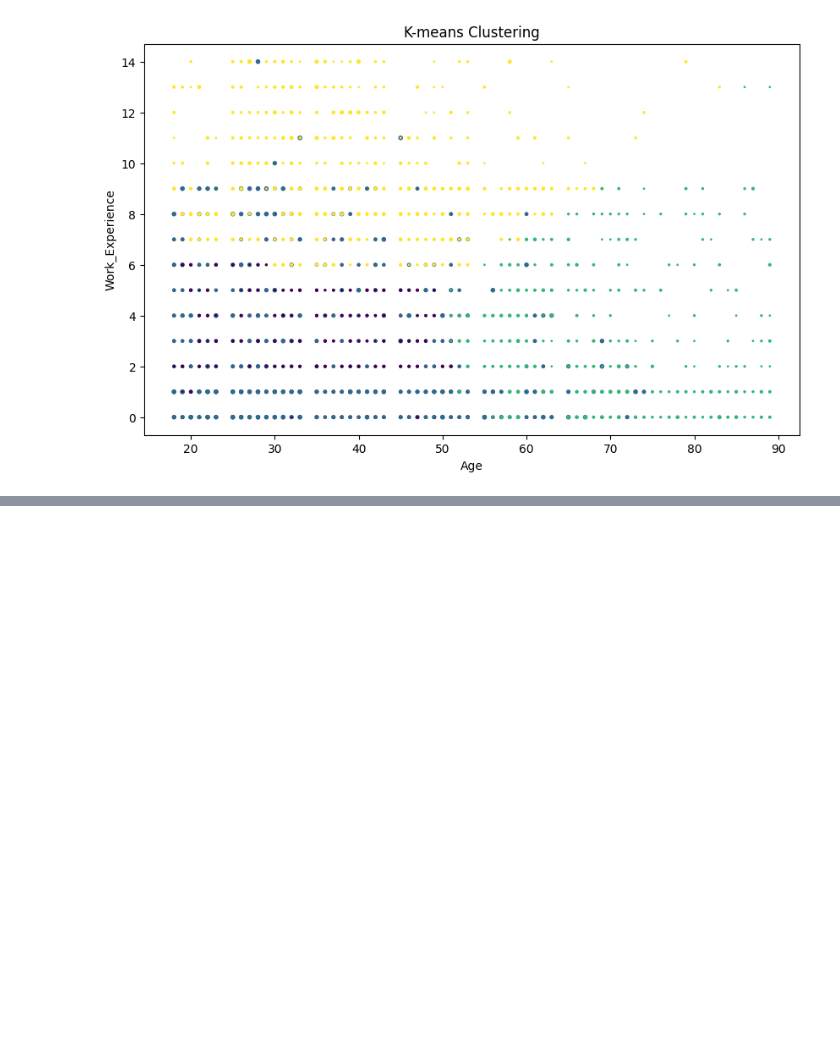
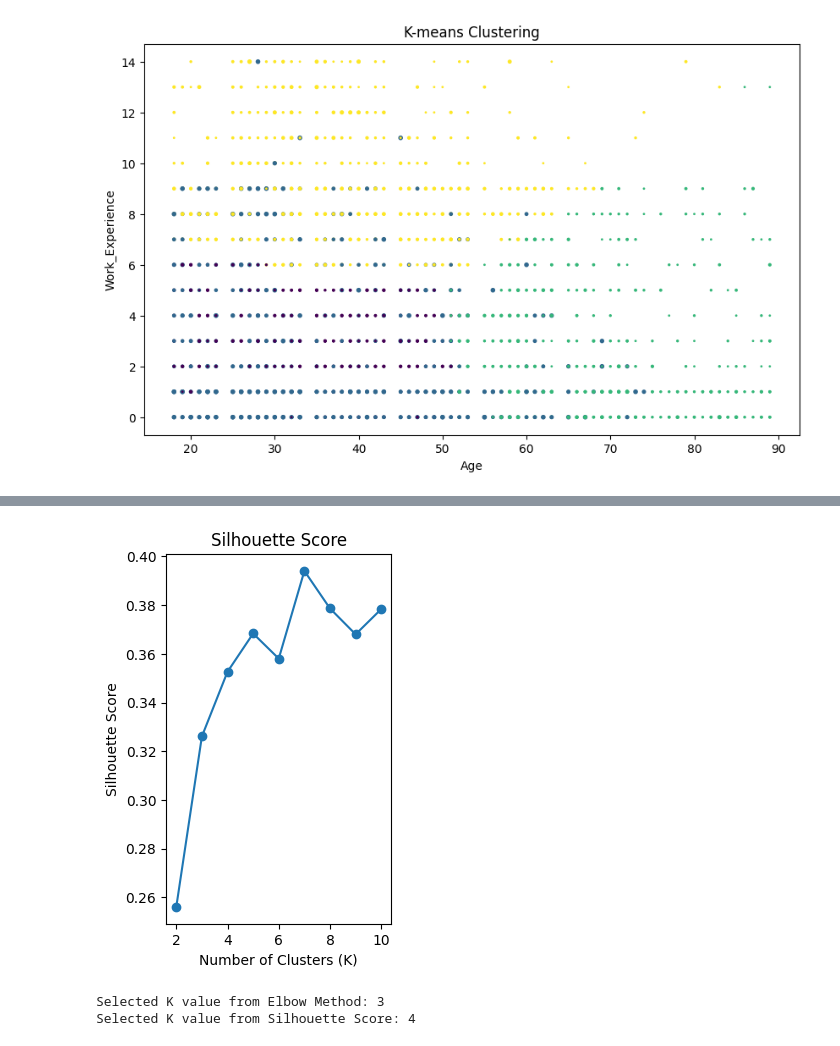
Before and after one commit to koratjay2022/bia_project, a Jupyter notebook: Clustering/Elbow_Method_Silhouette_Score/Practice_Elbow_Method_Silhouette.ipynb, the cells around one changed output, grey strips where cells are left out. Cells and saved outputs as stored; diff of their text form; code cells hidden in the pictures; blank space fills up the shorter version.

```diff
--- a/Clustering/Elbow_Method_Silhouette_Score/Practice_Elbow_Method_Silhouette.ipynb
+++ b/Clustering/Elbow_Method_Silhouette_Score/Practice_Elbow_Method_Silhouette.ipynb
@@ -173,0 +262,21 @@ Text(0.5, 1.0, 'K-means Clustering')
+# %%
+plt.subplot(1, 2, 2)
+plt.plot(K_range, silhouette_scores, marker='o', linestyle='-')
+plt.xlabel('Number of Clusters (K)')
+plt.ylabel('Silhouette Score')
+plt.title('Silhouette Score')
+plt.show()
+# %% [output]
+[figure, added]
+# %%
+bow_K = 3  # Replace with the K value where you observe the "elbow" in the plot
+
+# Find the K value from the Silhouette Score
+silhouette_K = 4  # Replace with the K value that maximizes the Silhouette Score
+
+# Print the selected K values
+print(f"Selected K value from Elbow Method: {elbow_K}")
+print(f"Selected K value from Silhouette Score: {silhouette_K}")
+# %% [output]
+Selected K value from Elbow Method: 3
+Selected K value from Silhouette Score: 4
```
Also changed, not shown: parts of 33 cells of this notebook.
